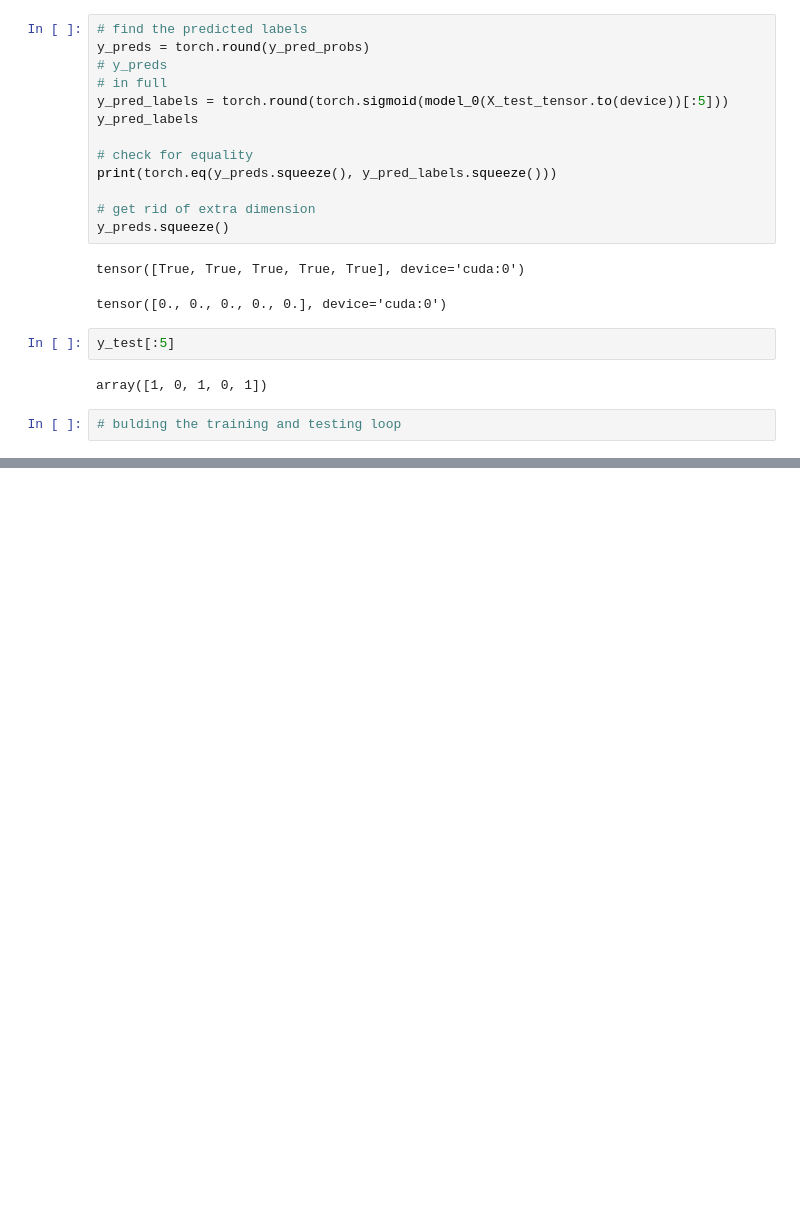
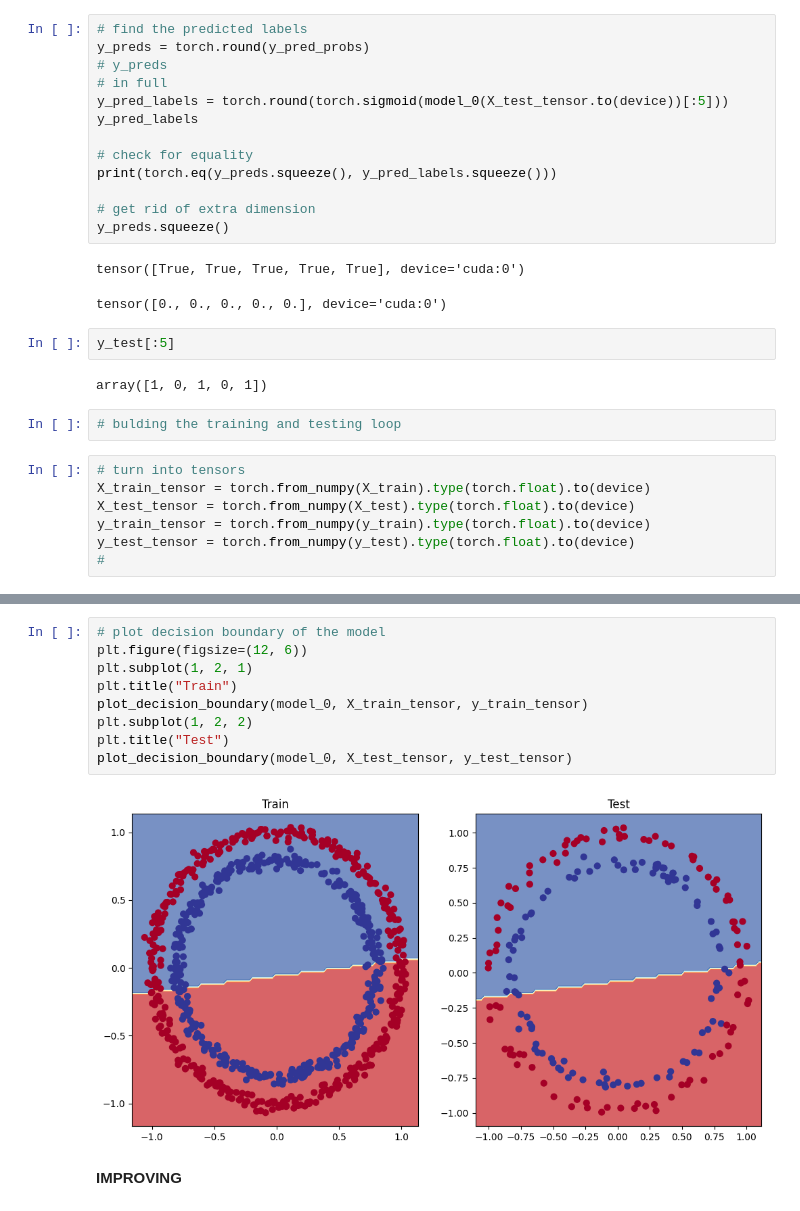
Before and after one commit to spyrosgaroufalis/TorchTest, a Jupyter notebook: NN_classification.ipynb, the cells around one changed output, grey strips where cells are left out. Drawn from its saved outputs; the diff is of its cells as text; blank space fills up the shorter version.

```diff
--- a/NN_classification.ipynb
+++ b/NN_classification.ipynb
@@ -317,3 +317,10 @@ y_test[:5]
 array([1, 0, 1, 0, 1])
 # %%
 # bulding the training and testing loop
+# %%
+# turn into tensors
+X_train_tensor = torch.from_numpy(X_train).type(torch.float).to(device)
+X_test_tensor = torch.from_numpy(X_test).type(torch.float).to(device)
+y_train_tensor = torch.from_numpy(y_train).type(torch.float).to(device)
+y_test_tensor = torch.from_numpy(y_test).type(torch.float).to(device)
+#
@@ -319,0 +408,13 @@ array([1, 0, 1, 0, 1])
+# %%
+# plot decision boundary of the model
+plt.figure(figsize=(12, 6))
+plt.subplot(1, 2, 1)
+plt.title("Train")
+plot_decision_boundary(model_0, X_train_tensor, y_train_tensor)
+plt.subplot(1, 2, 2)
+plt.title("Test")
+plot_decision_boundary(model_0, X_test_tensor, y_test_tensor)
+# %% [output]
+[figure, added]
+# %% [markdown]
+**IMPROVING**
```
Also changed, not shown: parts of 8 cells of this notebook.
